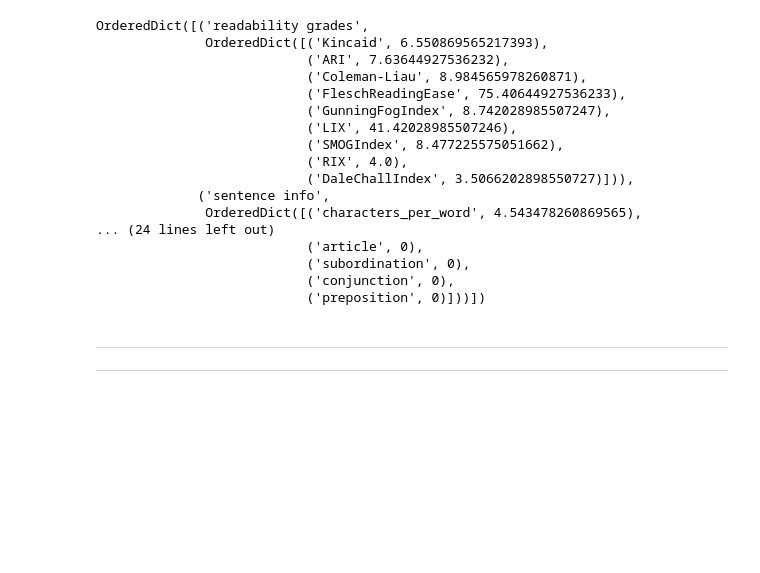
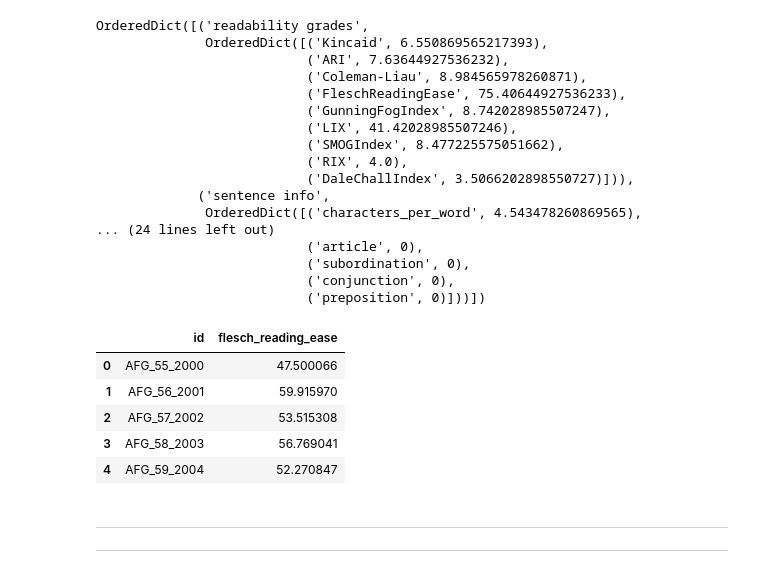
Before and after one commit to mahdi-khesali/Computational-Methods-for-Social-Scientists, a Jupyter notebook: p4/_python/s1/s1_lecture.ipynb, the cells around one changed output. Drawn from its saved outputs; the diff is of its cells as text; code cells hidden in the pictures; blank space fills up the shorter version.

```diff
--- a/p4/_python/s1/s1_lecture.ipynb
+++ b/p4/_python/s1/s1_lecture.ipynb
@@ -234,3 +239,9 @@ dfUNSpeechComplete
 # %%
-# Apply sentence tokenizer
-dfUNSpeechComplete['sentence_count'] = dfUNSpeechComplete['text'].apply(lambda x: len(nltk.tokenize.sent_tokenize(x)))
+# Apply sentence tokenizer to count the number of sentences in each text
+# This uses NLTK's sentence tokenizer, which handles punctuation and abbreviation rules
+dfUNSpeechComplete['sentence_count'] = dfUNSpeechComplete['text'].apply(
+    lambda x: len(nltk.tokenize.sent_tokenize(x))
+)
+
+# Preview the result
+dfUNSpeechComplete[['id', 'sentence_count']].head()
@@ -294,9 +312,22 @@ OrderedDict([('readability grades',
                            ('conjunction', 0),
                            ('preposition', 0)]))])
 # %%
-# Measure readability using Flesch Reading Ease
-dfUNSpeechComplete['flesch_reading_ease'] = dfUNSpeechComplete['text'].apply(lambda x: readability.getmeasures(x, lang='en')['readability grades']['FleschReadingEase'])
-dfUNSpeechComplete
+# Measure readability using Flesch Reading Ease score
+# The score indicates how easy a text is to read — higher values mean easier readability
+
+dfUNSpeechComplete['flesch_reading_ease'] = dfUNSpeechComplete['text'].apply(
+    lambda x: readability.getmeasures(x, lang='en')['readability grades']['FleschReadingEase']
+)
+
+# Display the updated DataFrame with readability scores
+dfUNSpeechComplete[['id', 'flesch_reading_ease']].head()
+# %% [output]
+|  | id | flesch_reading_ease |
+| 0 | AFG_55_2000 | 47.500066 |
+| 1 | AFG_56_2001 | 59.915970 |
+| 2 | AFG_57_2002 | 53.515308 |
+| 3 | AFG_58_2003 | 56.769041 |
+| 4 | AFG_59_2004 | 52.270847 |
 # %% [markdown]
 ---
 ---
```
Also changed, not shown: parts of 63 cells of this notebook, 7 other files.
